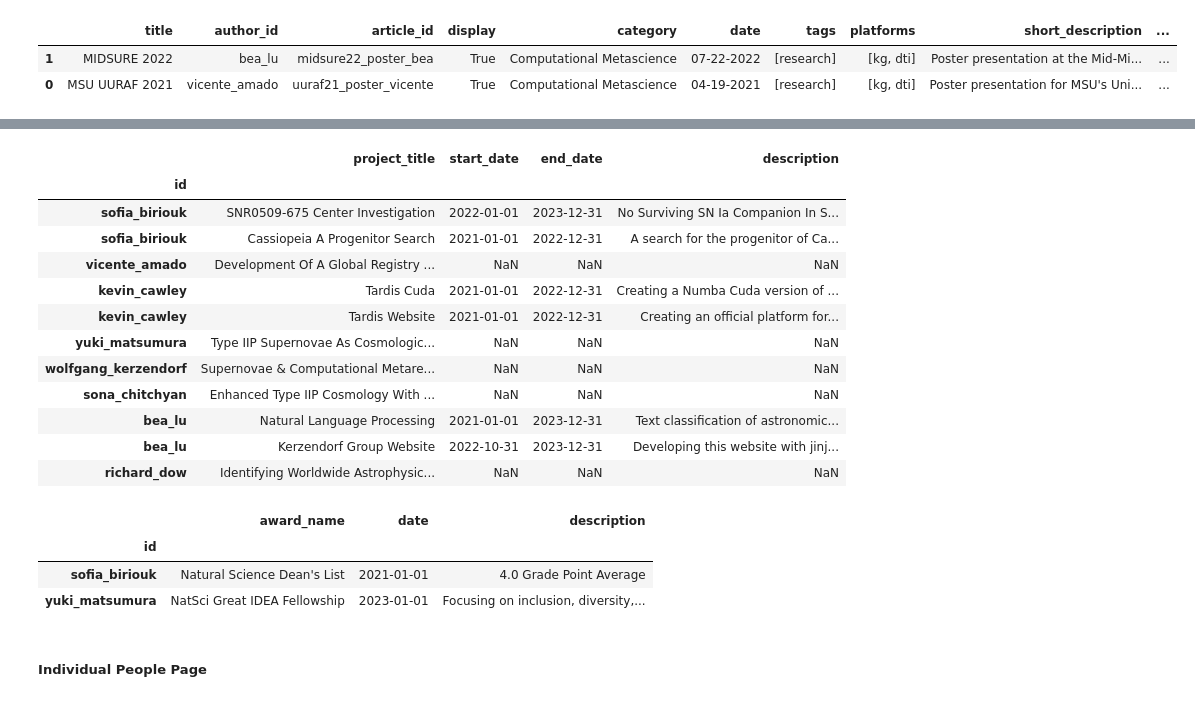
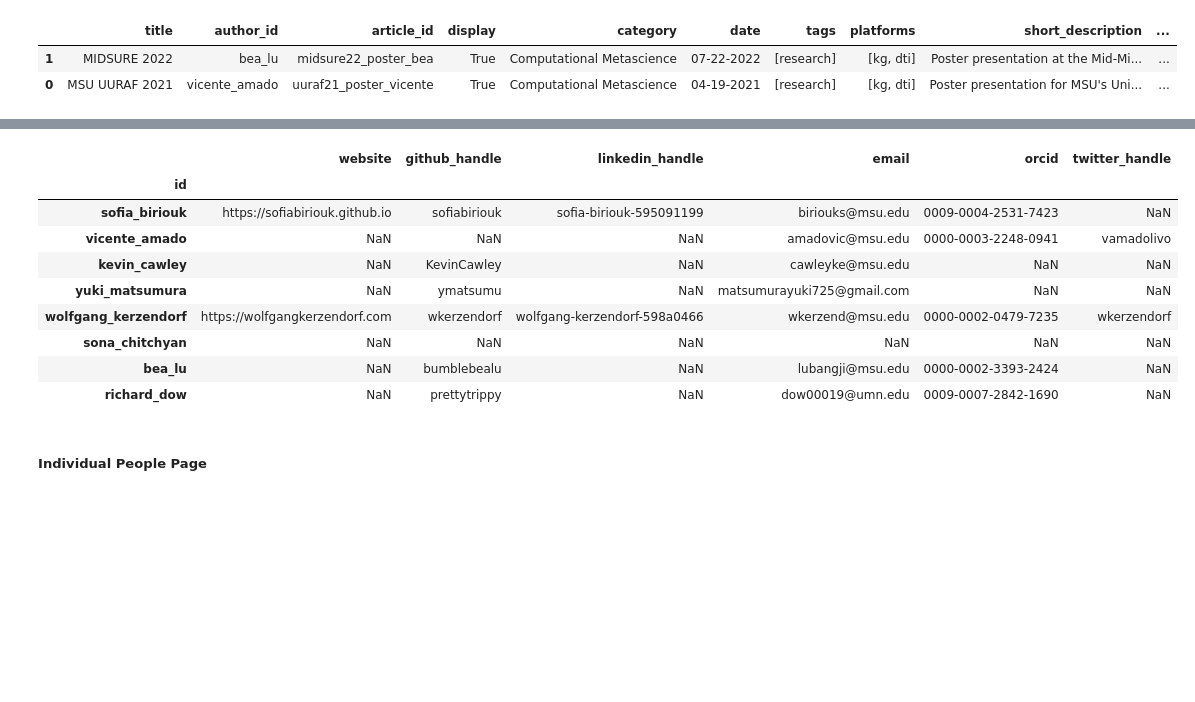
Before and after one commit to deepthought-initiative/dtiwebsite_generator, a Jupyter notebook: notebooks/create_htmls.ipynb, the cells around one changed output, grey strips where cells are left out. Saved outputs shown, nothing was run; the diff lists cells and outputs as text; code cells hidden in the pictures; blank space fills up the shorter version.

Commit message:
Add social links dataframe. Add different pages for alumni and current members

```diff
--- a/notebooks/create_htmls.ipynb
+++ b/notebooks/create_htmls.ipynb
@@ -399,25 +371,25 @@ edu_df
-# %%
-projects_df = read_member_data_jsons("projects.json")
-projects_df
-# %% [output]
-|  | project_title | start_date | end_date | description |
-| id |  |  |  |  |
-| sofia_biriouk | SNR0509-675 Center Investigation | 2022-01-01 | 2023-12-31 | No Surviving SN Ia Companion In S... |
-| sofia_biriouk | Cassiopeia A Progenitor Search | 2021-01-01 | 2022-12-31 | A search for the progenitor of Ca... |
-| vicente_amado | Development Of A Global Registry ... | NaN | NaN | NaN |
-| kevin_cawley | Tardis Cuda | 2021-01-01 | 2022-12-31 | Creating a Numba Cuda version of ... |
-| kevin_cawley | Tardis Website | 2021-01-01 | 2022-12-31 | Creating an official platform for... |
-| yuki_matsumura | Type IIP Supernovae As Cosmologic... | NaN | NaN | NaN |
-| wolfgang_kerzendorf | Supernovae & Computational Metare... | NaN | NaN | NaN |
-| sona_chitchyan | Enhanced Type IIP Cosmology With ... | NaN | NaN | NaN |
-| bea_lu | Natural Language Processing | 2021-01-01 | 2023-12-31 | Text classification of astronomic... |
-| bea_lu | Kerzendorf Group Website | 2022-10-31 | 2023-12-31 | Developing this website with jinj... |
-| richard_dow | Identifying Worldwide Astrophysic... | NaN | NaN | NaN |
-# %%
-awards_df = read_member_data_jsons("awards.json")
-awards_df
-# %% [output]
-|  | award_name | date | description |
-| id |  |  |  |
-| sofia_biriouk | Natural Science Dean's List | 2021-01-01 | 4.0 Grade Point Average |
-| yuki_matsumura | NatSci Great IDEA Fellowship | 2023-01-01 | Focusing on inclusion, diversity,... |
+# %%
+social_link_list = []
+for single_member_file_path in MEMBERS_DIR.rglob("social_links.json"):
+    with open(single_member_file_path, "r") as fname:
+        member_social_link = json.load(fname)
+    info_json_file_path = single_member_file_path.parent.parent / "info.json"
+    with open(info_json_file_path, "r") as file_info:
+        member_info_data = json.load(file_info)
+    mem_id = member_info_data["id"]
+    member_social_link["id"] = mem_id
+    social_link_list.append(member_social_link)
+social_links_df = pd.DataFrame(social_link_list)
+social_links_df.set_index("id", inplace=True)
+social_links_df
+# %% [output]
+|  | website | github_handle | linkedin_handle | email | orcid | twitter_handle |
+| id |  |  |  |  |  |  |
+| sofia_biriouk | https://sofiabiriouk.github.io | sofiabiriouk | sofia-biriouk-595091199 | biriouks@msu.edu | 0009-0004-2531-7423 | NaN |
+| vicente_amado | NaN | NaN | NaN | amadovic@msu.edu | 0000-0003-2248-0941 | vamadolivo |
+| kevin_cawley | NaN | KevinCawley | NaN | cawleyke@msu.edu | NaN | NaN |
+| yuki_matsumura | NaN | ymatsumu | NaN | matsumurayuki725@gmail.com | NaN | NaN |
+| wolfgang_kerzendorf | https://wolfgangkerzendorf.com | wkerzendorf | wolfgang-kerzendorf-598a0466 | wkerzend@msu.edu | 0000-0002-0479-7235 | wkerzendorf |
+| sona_chitchyan | NaN | NaN | NaN | NaN | NaN | NaN |
+| bea_lu | NaN | bumblebealu | NaN | lubangji@msu.edu | 0000-0002-3393-2424 | NaN |
+| richard_dow | NaN | prettytrippy | NaN | dow00019@umn.edu | 0009-0007-2842-1690 | NaN |
```
Also changed, not shown: parts of 15 cells of this notebook.
